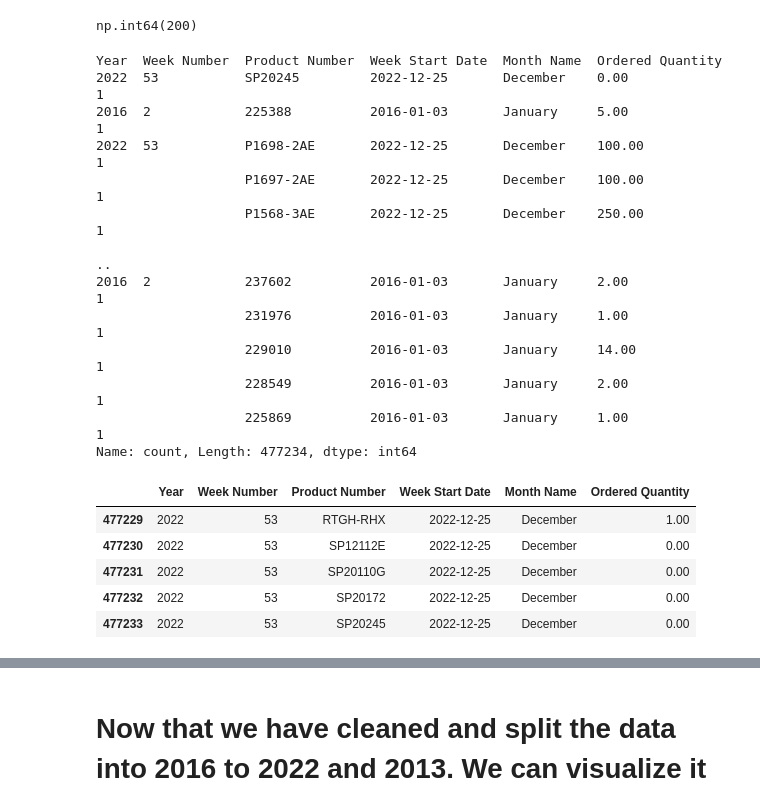
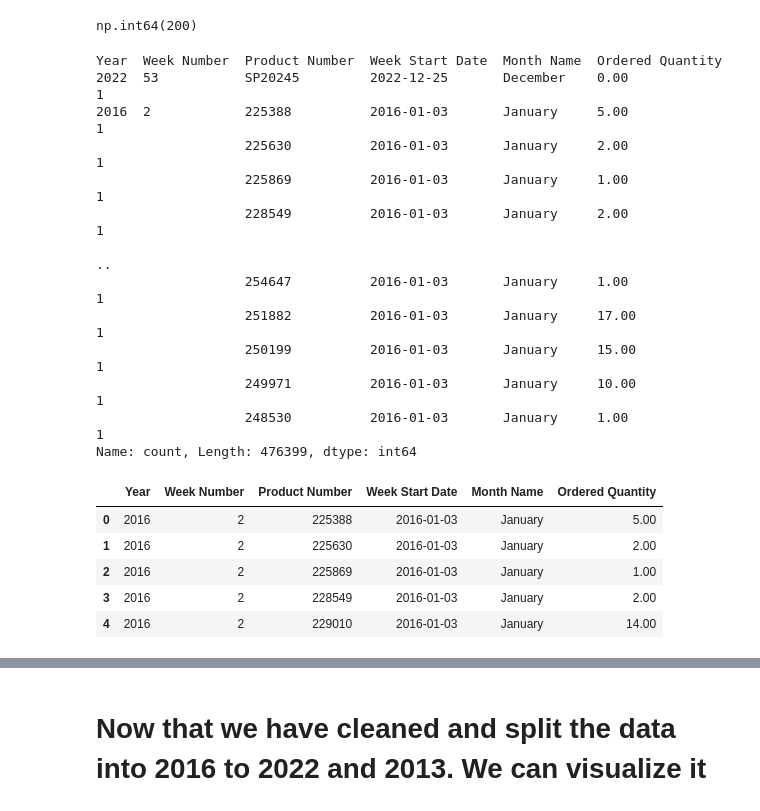
Before and after one commit to bilaalmunir/DataScience-OrderQuantity-Forecasting, a Jupyter notebook: main.ipynb, the cells around one changed output, grey strips where cells are left out. Cells and saved outputs as stored; diff of their text form; code cells hidden in the pictures.

Commit message:
test and train file

```diff
--- a/main.ipynb
+++ b/main.ipynb
@@ -391,7 +388,7 @@ from pathlib import Path
 
 unique_products = data_2016_2022.groupby(['Year','Week Number','Product Number','Week Start Date','Month Name'])['Ordered Quantity'].sum().reset_index()
 
-new_file_path = Path('D:/Desktop/Data/orderedproducts.csv')
+new_file_path = Path('D:/Desktop/Data/orderedproductsTRAIN.csv')
 
 if not new_file_path.exists() :
     new_file_path.touch()
@@ -403,25 +400,25 @@ unique_products.value_counts()
 Year  Week Number  Product Number  Week Start Date  Month Name  Ordered Quantity
 2022  53           SP20245         2022-12-25       December    0.00                1
 2016  2            225388          2016-01-03       January     5.00                1
-2022  53           P1698-2AE       2022-12-25       December    100.00              1
-                   P1697-2AE       2022-12-25       December    100.00              1
-                   P1568-3AE       2022-12-25       December    250.00              1
+                   225630          2016-01-03       January     2.00                1
+                   225869          2016-01-03       January     1.00                1
+                   228549          2016-01-03       January     2.00                1
                                                                                    ..
-2016  2            237602          2016-01-03       January     2.00                1
-                   231976          2016-01-03       January     1.00                1
-                   229010          2016-01-03       January     14.00               1
-                   228549          2016-01-03       January     2.00                1
-                   225869          2016-01-03       January     1.00                1
-Name: count, Length: 477234, dtype: int64
+                   254647          2016-01-03       January     1.00                1
+                   251882          2016-01-03       January     17.00               1
+                   250199          2016-01-03       January     15.00               1
+                   249971          2016-01-03       January     10.00               1
+                   248530          2016-01-03       January     1.00                1
+Name: count, Length: 476399, dtype: int64
 # %%
-unique_products.tail()
+unique_products.head()
 # %% [output]
 |  | Year | Week Number | Product Number | Week Start Date | Month Name | Ordered Quantity |
-| 477229 | 2022 | 53 | RTGH-RHX | 2022-12-25 | December | 1.00 |
-| 477230 | 2022 | 53 | SP12112E | 2022-12-25 | December | 0.00 |
-| 477231 | 2022 | 53 | SP20110G | 2022-12-25 | December | 0.00 |
-| 477232 | 2022 | 53 | SP20172 | 2022-12-25 | December | 0.00 |
-| 477233 | 2022 | 53 | SP20245 | 2022-12-25 | December | 0.00 |
+| 0 | 2016 | 2 | 225388 | 2016-01-03 | January | 5.00 |
+| 1 | 2016 | 2 | 225630 | 2016-01-03 | January | 2.00 |
+| 2 | 2016 | 2 | 225869 | 2016-01-03 | January | 1.00 |
+| 3 | 2016 | 2 | 228549 | 2016-01-03 | January | 2.00 |
+| 4 | 2016 | 2 | 229010 | 2016-01-03 | January | 14.00 |
 # %%
 grouped_unique = unique_products.groupby(['Year','Week Number','Product Number','Month Name','Week Number'])['Week Start Date']
 
```
Also changed, not shown: parts of 18 cells of this notebook.
